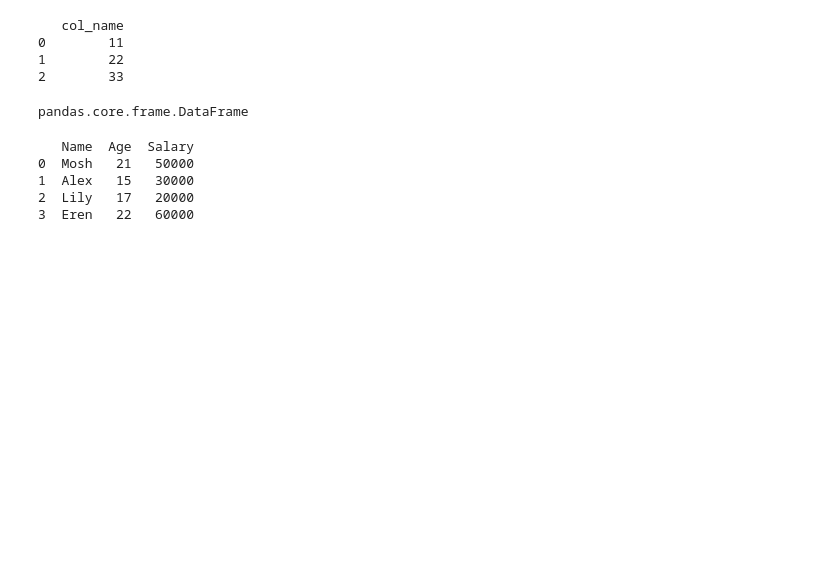
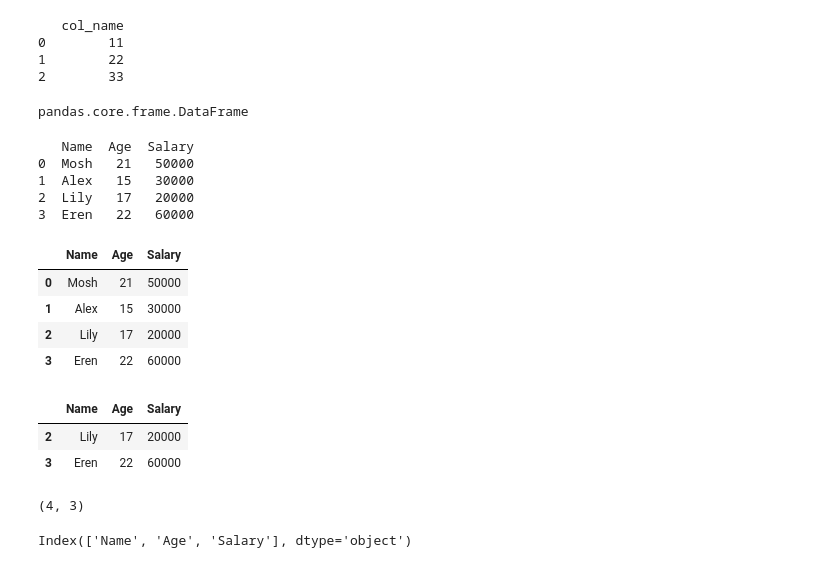
Before and after one commit to YashNotCoder/Python-Learning, a Jupyter notebook: Libraries/Pandas/Basics of pandas.ipynb, the cells around one changed output. Cells and saved outputs as stored; diff of their text form; code cells hidden in the pictures; blank space fills up the shorter version.

```diff
--- a/Libraries/Pandas/Basics of pandas.ipynb
+++ b/Libraries/Pandas/Basics of pandas.ipynb
@@ -55,3 +55,25 @@ print(df)
 1  Alex   15   30000
 2  Lily   17   20000
 3  Eren   22   60000
+# %%
+df.head() # only returns few rows by default 5 rows get printed
+# %% [output]
+|  | Name | Age | Salary |
+| 0 | Mosh | 21 | 50000 |
+| 1 | Alex | 15 | 30000 |
+| 2 | Lily | 17 | 20000 |
+| 3 | Eren | 22 | 60000 |
+# %%
+df.tail(2)  # Return bottom rows
+# %% [output]
+|  | Name | Age | Salary |
+| 2 | Lily | 17 | 20000 |
+| 3 | Eren | 22 | 60000 |
+# %%
+df.shape # For finding how many (rows,columns) are available in the table
+# %% [output]
+(4, 3)
+# %%
+df.columns
+# %% [output]
+Index(['Name', 'Age', 'Salary'], dtype='object')
```
Also changed, not shown: parts of 11 cells of this notebook, 1 other file.
